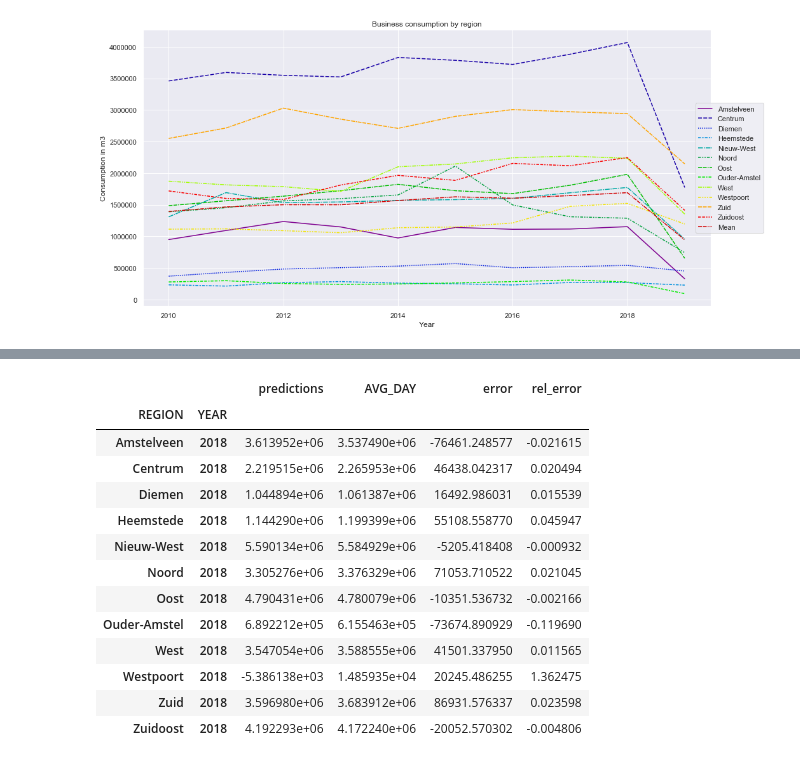
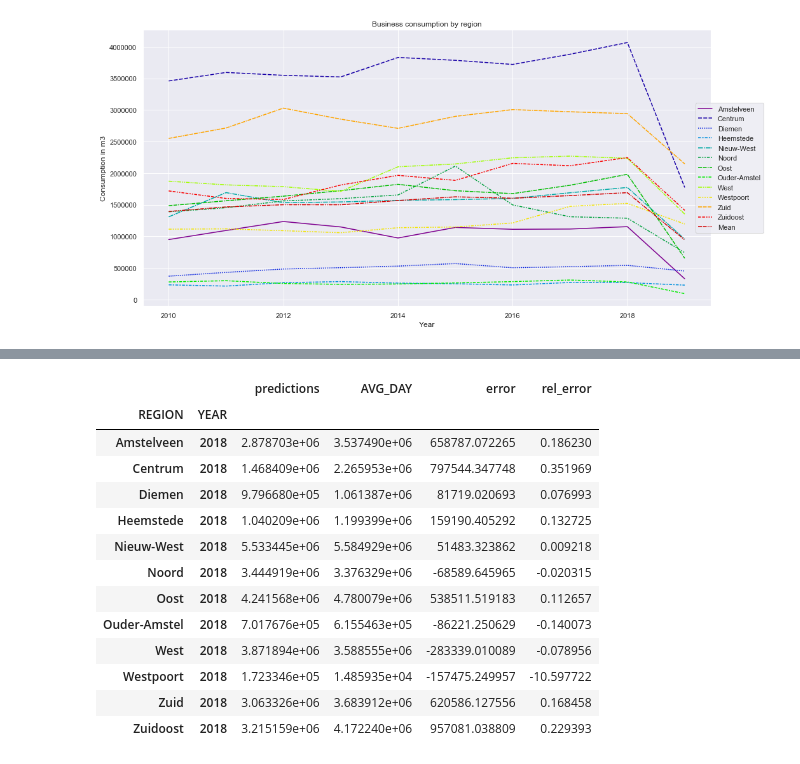
Before and after one commit to benplatten/UvA_DSP_Waternet, a Jupyter notebook: modelling/final_REWB_model.ipynb, the cells around one changed output, grey strips where cells are left out. Cells and saved outputs as stored; diff of their text form; code cells hidden in the pictures.

```diff
--- a/modelling/final_REWB_model.ipynb
+++ b/modelling/final_REWB_model.ipynb
@@ -768 +451,9 @@ Index(['POPULATION', 'POPULATION 0 TO 15 Y/O', 'POPULATION 15 TO 25 Y/O',
       dtype='object')
+# %%
+# Defining Time-Varying (TV) variables for households
+tv_vars_hb = ['POPULATION', 'TOTAL_HOUSEHOLDS', 'SINGLE_PERSON_HOUSEHOLDS', 'UNEMPLOYMENT_WW', 'AIRBNB_REVIEWS']\
+    'OVERNIGHT_STAYS_HOTELS', 'HIGH_INCOME', 'NATURAL_GAS_M3', 'BUILT_1965_to_1975', 'ELECTRICITY_KWH']
+# Defining Time-Varying (TV) variables for businesses
+tv_vars_zb = ['POPULATION', 'TOTAL_HOUSEHOLDS', 'SINGLE_PERSON_HOUSEHOLDS', 'HOUSEHOLDS_WO_CHILDREN',\
+    'AIRBNB_REVIEWS', 'UNEMPLOYMENT_WW', 'NUMBER_OF_JOBS', 'OVERNIGHT_STAYS_HOTELS', 'PLACES_TO_EAT',\
+        'NATURAL_GAS_M3', 'ELECTRICITY_KWH']
@@ -773,7 +477,7 @@ endo = train_HB.AVG_DAY
 #    'AIRBNB_REVIEWS', 'UNEMPLOYMENT_WW', 'NUMBER_OF_JOBS', 'OVERNIGHT_STAYS_HOTELS', 'PLACES_TO_EAT',\
 #        'POPULATION_between', 'POPULATION_within', 'TOTAL_HOUSEHOLDS_between', 'TOTAL_HOUSEHOLDS_within']
              #, 'RENTAL_HOMES', 'HIGH_INCOME', 'BUILT_before_1945', 'BUILT_1945_to_1965', 'BUILT_1975_to_1985', 'BUILT_1985_to_1995']
-exog_vars = ['{}_between'.format(var) for var in tv_vars_hb] + ['{}_within'.format(var) for var in tv_vars_hb]# + ['year']
+exog_vars = ['_'.join(x) for x in itertools.product(tv_vars_hb, ['between', 'within'])]
 exog = sm.add_constant(train_HB[exog_vars])
 
 RE_res_hb = RandomEffects(endo, exog).fit(use_lsdv=True, cov_type='robust')
@@ -824 +522,8 @@ Percent due to Effects    0.000000e+00
 Name: Variance Decomposition, dtype: float64
+# %%
+bet_vars = ['{}_between'.format(var) for var in tv_vars_hb]
+wit_vars = ['{}_within'.format(var) for var in tv_vars_hb]
+
+endo = train_HB.AVG_DAY
+exog_vars = bet_vars + wit_vars
+exog = sm.add_constant(train_HB[exog_vars])
@@ -824,0 +541,7 @@ Name: Variance Decomposition, dtype: float64
+# %%
+formula = 'AVG_DAY ~ time + ' + ' + '.join(exog_vars)
+groups = train_HB.index.get_level_values('REGION').values
+
+mod = smf.mixedlm(formula, train_HB, groups=groups, re_formula='~ ' + ' + '.join(wit_vars))
+mdf = mod.fit(method=["lbfgs"])
+mdf.summary()
@@ -825,28 +571,29 @@ Name: Variance Decomposition, dtype: float64
 # %%
 ### TESTING
 # Testing on household data
-exog = sm.add_constant(test_HB[exog_vars])
-res_hb = RE_res_hb.predict(exog, effects=True)
+exog = sm.add_constant(test_HB[['time'] + exog_vars])
+res_hb = mdf.predict(exog=exog)#RE_res_hb.predict(exog, effects=True)
 
-com_hb = res_hb.reset_index().merge(test_HB.AVG_DAY, how='left', on=['REGION', 'YEAR']).set_index(['REGION', 'YEAR'])
+com_hb = res_hb.rename('predictions').reset_index()\
+    .merge(test_HB.AVG_DAY, how='left', on=['REGION', 'YEAR']).set_index(['REGION', 'YEAR'])
 com_hb['error'] = com_hb.AVG_DAY - com_hb.predictions
 com_hb['rel_error'] = com_hb.error / com_hb.AVG_DAY
 com_hb
 # %% [output]
 |  |  | predictions | AVG_DAY | error | rel_error |
 | REGION | YEAR |  |  |  |  |
-| Amstelveen | 2018 | 3.613952e+06 | 3.537490e+06 | -76461.248577 | -0.021615 |
-| Centrum | 2018 | 2.219515e+06 | 2.265953e+06 | 46438.042317 | 0.020494 |
-| Diemen | 2018 | 1.044894e+06 | 1.061387e+06 | 16492.986031 | 0.015539 |
-| Heemstede | 2018 | 1.144290e+06 | 1.199399e+06 | 55108.558770 | 0.045947 |
-| Nieuw-West | 2018 | 5.590134e+06 | 5.584929e+06 | -5205.418408 | -0.000932 |
-| Noord | 2018 | 3.305276e+06 | 3.376329e+06 | 71053.710522 | 0.021045 |
-| Oost | 2018 | 4.790431e+06 | 4.780079e+06 | -10351.536732 | -0.002166 |
-| Ouder-Amstel | 2018 | 6.892212e+05 | 6.155463e+05 | -73674.890929 | -0.119690 |
-| West | 2018 | 3.547054e+06 | 3.588555e+06 | 41501.337950 | 0.011565 |
-| Westpoort | 2018 | -5.386138e+03 | 1.485935e+04 | 20245.486255 | 1.362475 |
-| Zuid | 2018 | 3.596980e+06 | 3.683912e+06 | 86931.576337 | 0.023598 |
-| Zuidoost | 2018 | 4.192293e+06 | 4.172240e+06 | -20052.570302 | -0.004806 |
+| Amstelveen | 2018 | 2.878703e+06 | 3.537490e+06 | 658787.072265 | 0.186230 |
+| Centrum | 2018 | 1.468409e+06 | 2.265953e+06 | 797544.347748 | 0.351969 |
+| Diemen | 2018 | 9.796680e+05 | 1.061387e+06 | 81719.020693 | 0.076993 |
+| Heemstede | 2018 | 1.040209e+06 | 1.199399e+06 | 159190.405292 | 0.132725 |
+| Nieuw-West | 2018 | 5.533445e+06 | 5.584929e+06 | 51483.323862 | 0.009218 |
+| Noord | 2018 | 3.444919e+06 | 3.376329e+06 | -68589.645965 | -0.020315 |
+| Oost | 2018 | 4.241568e+06 | 4.780079e+06 | 538511.519183 | 0.112657 |
+| Ouder-Amstel | 2018 | 7.017676e+05 | 6.155463e+05 | -86221.250629 | -0.140073 |
+| West | 2018 | 3.871894e+06 | 3.588555e+06 | -283339.010089 | -0.078956 |
+| Westpoort | 2018 | 1.723346e+05 | 1.485935e+04 | -157475.249957 | -10.597722 |
+| Zuid | 2018 | 3.063326e+06 | 3.683912e+06 | 620586.127556 | 0.168458 |
+| Zuidoost | 2018 | 3.215159e+06 | 4.172240e+06 | 957081.038809 | 0.229393 |
 # %%
 total_consumption = com_hb.AVG_DAY.sum()
 total_predicted = com_hb.predictions.sum()
```
Also changed, not shown: parts of 59 cells of this notebook.
